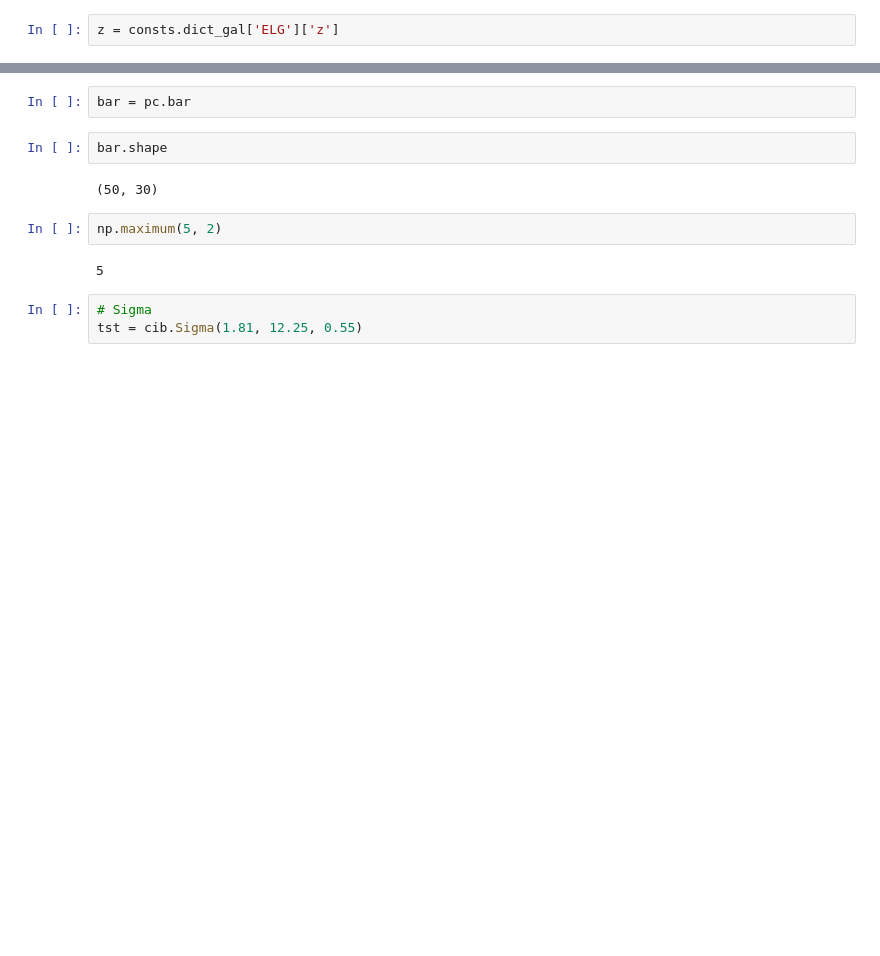
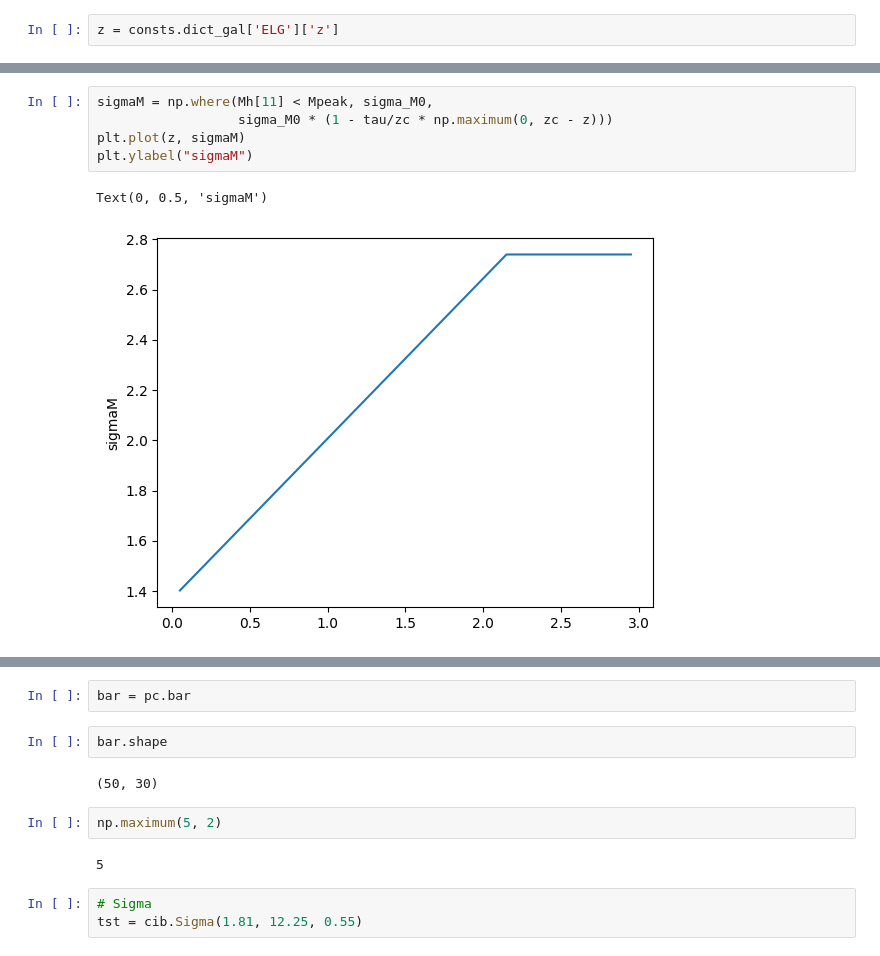
Before and after one commit to destrys/galCIB, a Jupyter notebook: base-lcdm.ipynb, the cells around one changed output, grey strips where cells are left out. Saved outputs shown, nothing was run; the diff lists cells and outputs as text; blank space fills up the shorter version.

```diff
--- a/base-lcdm.ipynb
+++ b/base-lcdm.ipynb
@@ -143,0 +168,8 @@ z = consts.dict_gal['ELG']['z']
+# %%
+sigmaM = np.where(Mh[11] < Mpeak, sigma_M0,
+                  sigma_M0 * (1 - tau/zc * np.maximum(0, zc - z)))
+plt.plot(z, sigmaM)
+plt.ylabel("sigmaM")
+# %% [output]
+Text(0, 0.5, 'sigmaM')
+[figure, added]
```
Also changed, not shown: parts of 15 cells of this notebook, 2 other files.
